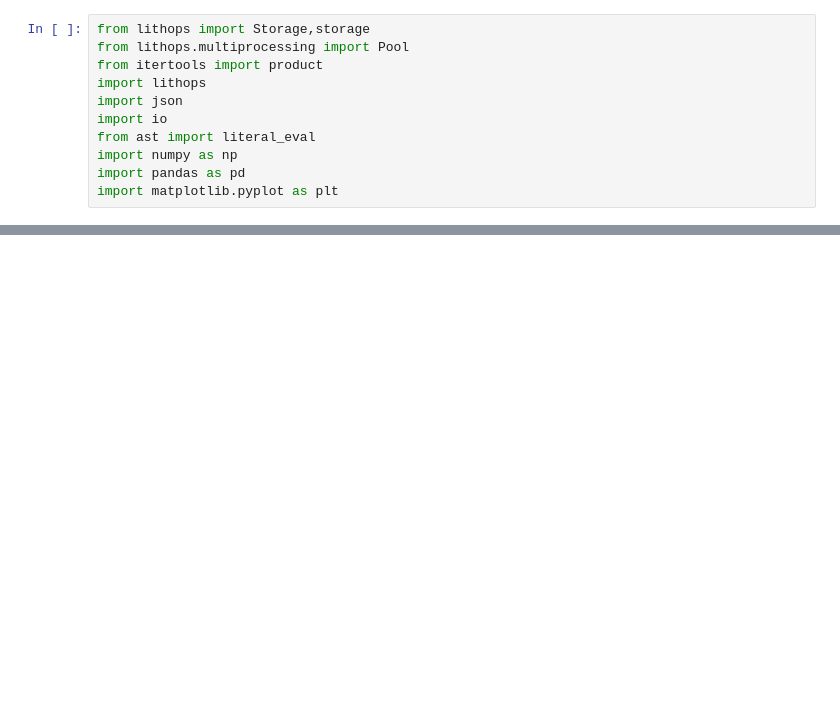
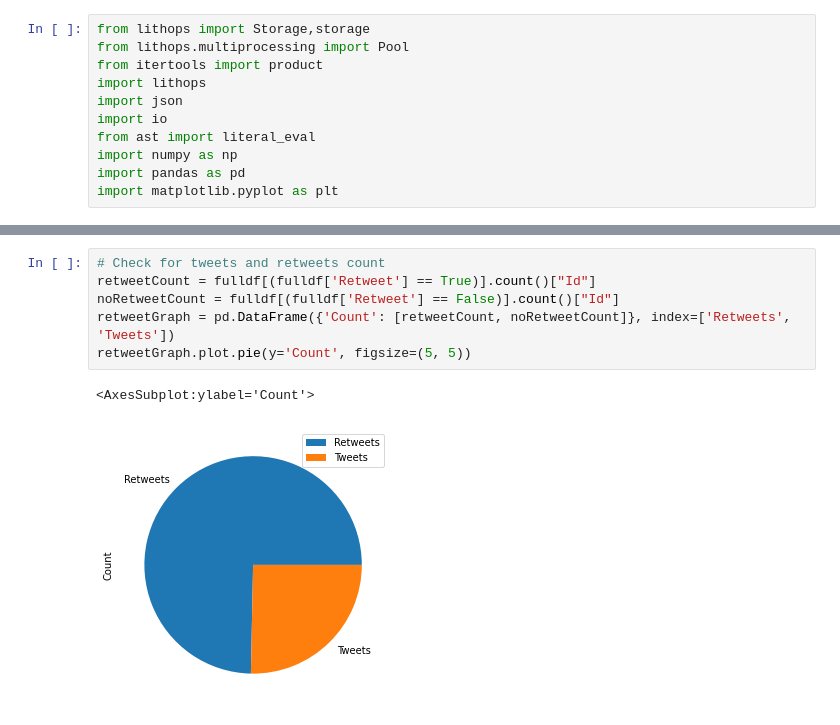
Before and after one commit to Buzzerage/SD_BigDataChallenge, a Jupyter notebook: notebook/queries.ipynb, the cells around one changed output, grey strips where cells are left out. Saved outputs shown, nothing was run; the diff lists cells and outputs as text; blank space fills up the shorter version.

```diff
--- a/notebook/queries.ipynb
+++ b/notebook/queries.ipynb
@@ -275,0 +31,9 @@ except Exception as error:
+# %%
+# Check for tweets and retweets count
+retweetCount = fulldf[(fulldf['Retweet'] == True)].count()["Id"]
+noRetweetCount = fulldf[(fulldf['Retweet'] == False)].count()["Id"]
+retweetGraph = pd.DataFrame({'Count': [retweetCount, noRetweetCount]}, index=['Retweets', 'Tweets'])
+retweetGraph.plot.pie(y='Count', figsize=(5, 5))
+# %% [output]
+<AxesSubplot:ylabel='Count'>
+[figure, added]
```
Also changed, not shown: parts of 18 cells of this notebook.
